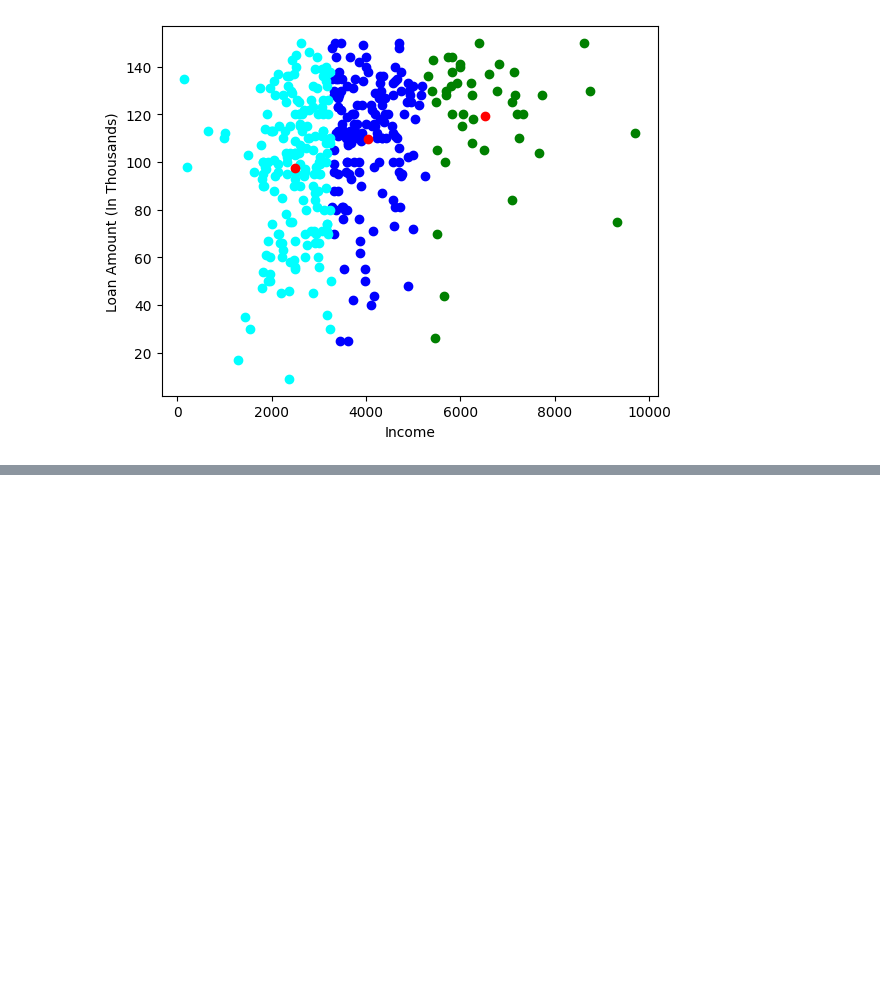
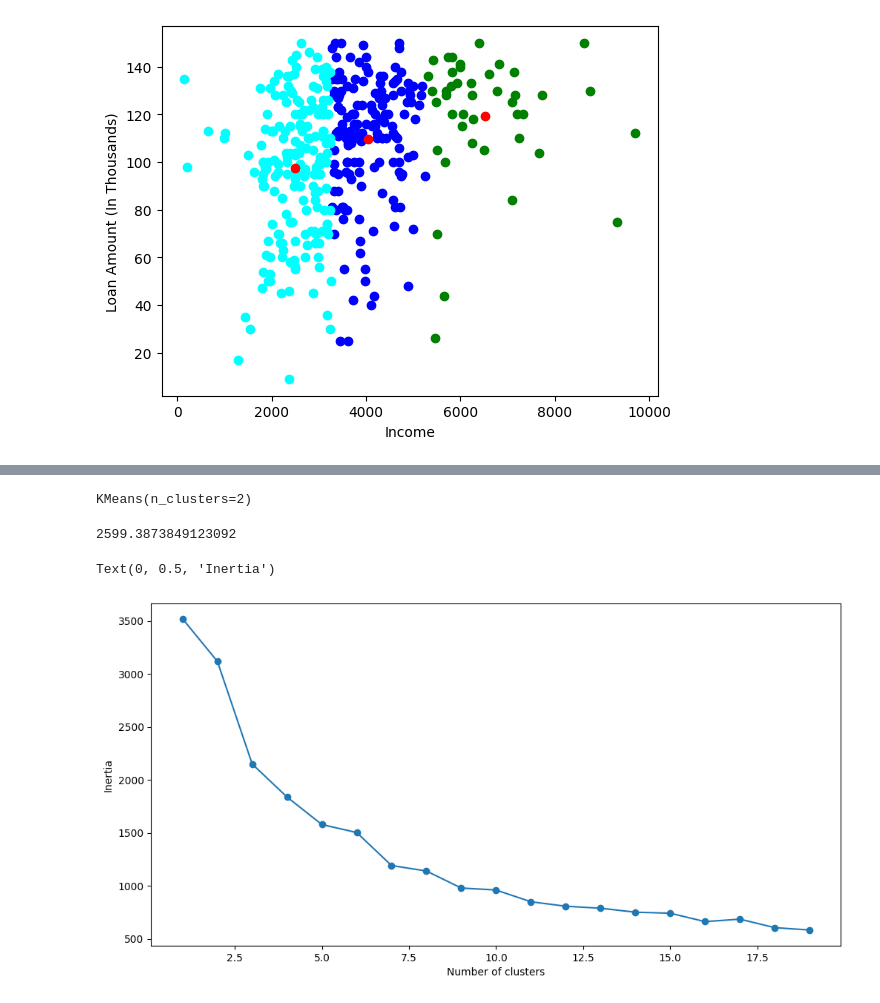
Before and after one commit to JaySatishPatel/Machine-Learning-Lab, a Jupyter notebook: Assignment-9/K-MeansCluster.ipynb, the cells around one changed output, grey strips where cells are left out. Cells and saved outputs as stored; diff of their text form; code cells hidden in the pictures; blank space fills up the shorter version.

Commit message:
Fully Implementation of K-Means Clustering

```diff
--- a/Assignment-9/K-MeansCluster.ipynb
+++ b/Assignment-9/K-MeansCluster.ipynb
@@ -96,0 +100,3 @@ plt.show()
+# %%
+data1 = pd.read_csv("Wholesale customers data.csv")
+data1.head()
@@ -96,0 +122,6 @@ plt.show()
+# %%
+from sklearn.preprocessing import StandardScaler
+scaler = StandardScaler()
+data_scaled = scaler.fit_transform(data1)
+
+pd.DataFrame(data_scaled).describe()
@@ -96,0 +138,25 @@ plt.show()
+# %%
+kmeans = KMeans(n_clusters=2, init='k-means++')
+
+kmeans.fit(data_scaled)
+# %% [output]
+KMeans(n_clusters=2)
+# %%
+kmeans.inertia_
+# %% [output]
+2599.3873849123092
+# %%
+SSE = []
+for cluster in range(1,20):
+    kmeans = KMeans(n_clusters = cluster, init='k-means++')
+    kmeans.fit(data_scaled)
+    SSE.append(kmeans.inertia_)
+
+frame = pd.DataFrame({'Cluster':range(1,20), 'SSE':SSE})
+plt.figure(figsize=(12,6))
+plt.plot(frame['Cluster'], frame['SSE'], marker='o')
+plt.xlabel('Number of clusters')
+plt.ylabel('Inertia')
+# %% [output]
+Text(0, 0.5, 'Inertia')
+[figure, added]
```
Also changed, not shown: parts of 6 cells of this notebook.
